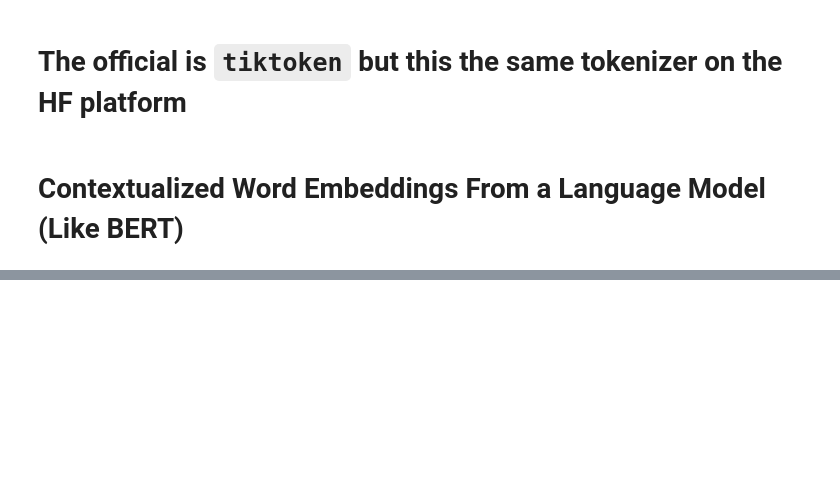
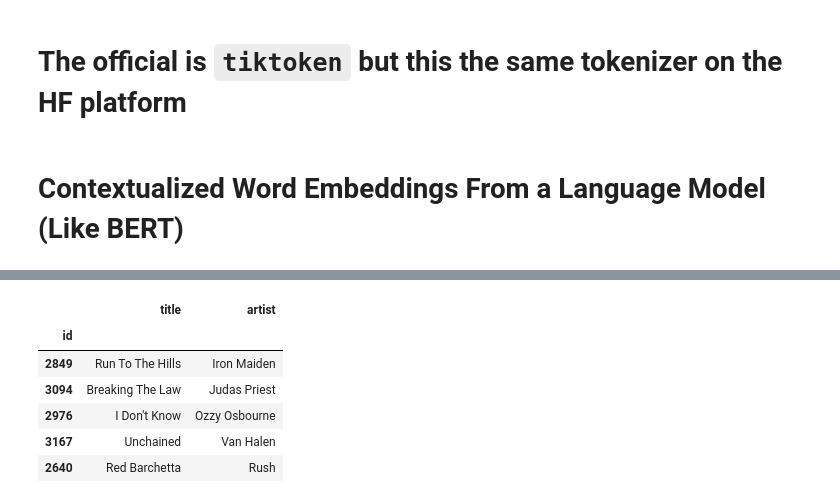
Before and after one commit to radubhattarai/Hands-on-LLM, a Jupyter notebook: Chapter_2.ipynb, the cells around one changed output, grey strips where cells are left out. Drawn from its saved outputs; the diff is of its cells as text; code cells hidden in the pictures; blank space fills up the shorter version.

```diff
--- a/Chapter_2.ipynb
+++ b/Chapter_2.ipynb
@@ -111,0 +316,10 @@ show_tokens(text, "microsoft/Phi-3-mini-4k-instruct")
+# %%
+print_recommendations(2172)
+# %% [output]
+|  | title | artist |
+| id |  |  |
+| 2849 | Run To The Hills | Iron Maiden |
+| 3094 | Breaking The Law | Judas Priest |
+| 2976 | I Don't Know | Ozzy Osbourne |
+| 3167 | Unchained | Van Halen |
+| 2640 | Red Barchetta | Rush |
```
Also changed, not shown: parts of 21 cells of this notebook.
